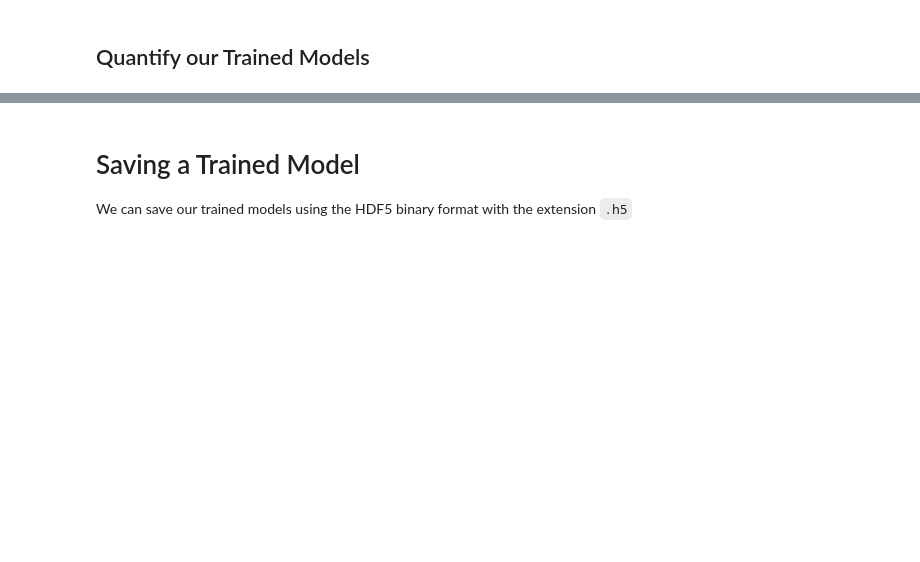
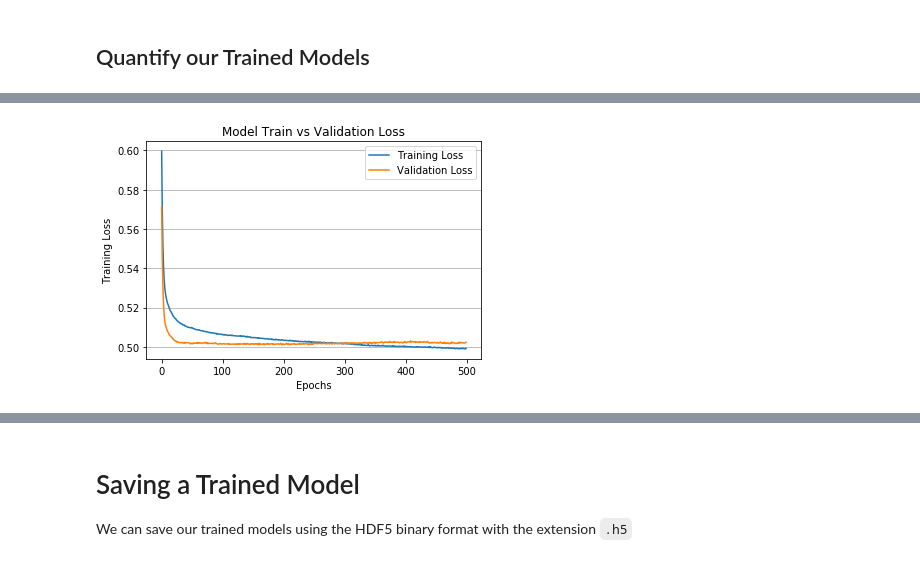
Before and after one commit to sasidhy1/framingham_ML, a Jupyter notebook: framingham_cvd.ipynb, the cells around one changed output, grey strips where cells are left out. Saved outputs shown, nothing was run; the diff lists cells and outputs as text; code cells hidden in the pictures; blank space fills up the shorter version.

```diff
--- a/framingham_cvd.ipynb
+++ b/framingham_cvd.ipynb
@@ -29,5 +31,5 @@ label_encoder = LabelEncoder()
 heart_cvd['SEX'] = label_encoder.fit_transform(heart_cvd['SEX'])
 # %%
 #Get dummies for educ col, drop first
-heart_cvd = pd.get_dummies(heart_cvd,columns=['EDUC'],drop_first=True)
-heart_cvd.head()
+#heart_cvd = pd.get_dummies(heart_cvd,columns=['EDUC'],drop_first=True)
+#heart_cvd.head()
@@ -52,5 +47,9 @@ from sklearn.preprocessing import StandardScaler
 X_train, X_test, y_train, y_test = train_test_split(
     X, y, random_state=1, stratify=y)
 X_scaler = StandardScaler().fit(X_train)
+
 X_train_scaled = X_scaler.transform(X_train)
 X_test_scaled = X_scaler.transform(X_test)
+
+x_val = X_train_scaled[:4655]
+partial_x_train = X_train_scaled[4655:]
@@ -57,27 +60,24 @@ X_test_scaled = X_scaler.transform(X_test)
 # %% [markdown]
 # Create Deep Learning Models
 # %%
-#First learning model with dense layers
+#First validation model
 from keras.models import Sequential
 from keras.layers import Dense
 
-dense_model = Sequential()
-dense_model.add(Dense(units=11, activation='relu', input_dim=13))
-dense_model.add(Dense(units=9, activation='relu'))
-dense_model.add(Dense(units=7, activation='relu'))
-dense_model.add(Dense(units=5, activation='relu'))
-dense_model.add(Dense(units=3, activation='relu'))
-dense_model.add(Dense(units=1, activation='sigmoid'))
+valid_model = Sequential()
+valid_model.add(Dense(units=7, activation='relu', input_dim=8))
+valid_model.add(Dense(units=1, activation='sigmoid'))
 
 from keras.metrics import categorical_accuracy
-dense_model.compile(optimizer='adam',
+valid_model.compile(optimizer='adam',
               loss='binary_crossentropy',
               metrics=['accuracy'])
-dense = dense_model.fit(
-    X_train_scaled,
-    y_train,
+valid = valid_model.fit(
+    partial_x_train,
+    partial_y_train,
     epochs=500,
     shuffle=True,
+    validation_data=(x_val, y_val),
     verbose=2
 )
 # %% [output]
@@ -154,0 +159,13 @@ Dense Normal Neural Network - Loss: 0.5637459139438838, Accuracy: 0.743127147971
+# %%
+# Plot validation loss
+plt.plot(valid.history['loss'])
+plt.plot(valid.history['val_loss'])
+plt.title('Model Train vs Validation Loss')
+plt.ylabel('Training Loss')
+plt.xlabel('Epochs')
+plt.legend(['Training Loss','Validation Loss'])
+plt.grid(axis='y')
+fig1 = plt.gcf()
+plt.show()
+# %% [output]
+[figure, added]
```
Also changed, not shown: parts of 33 cells of this notebook, 3 other files.
